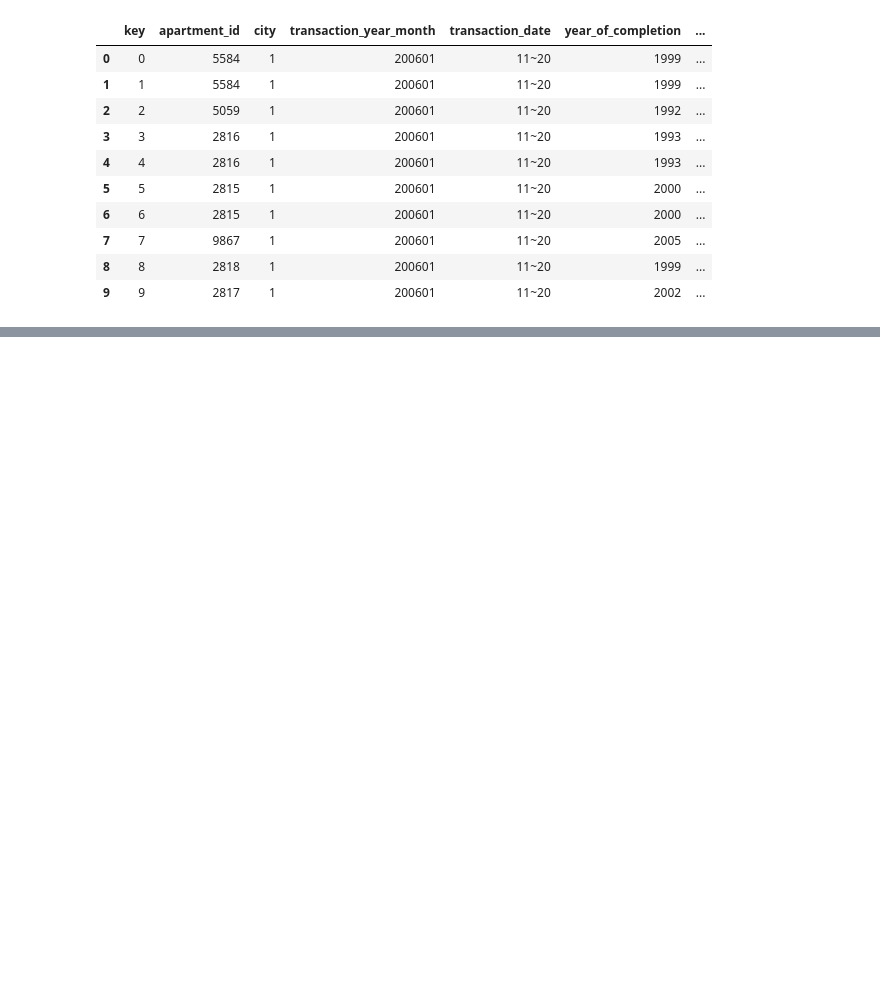
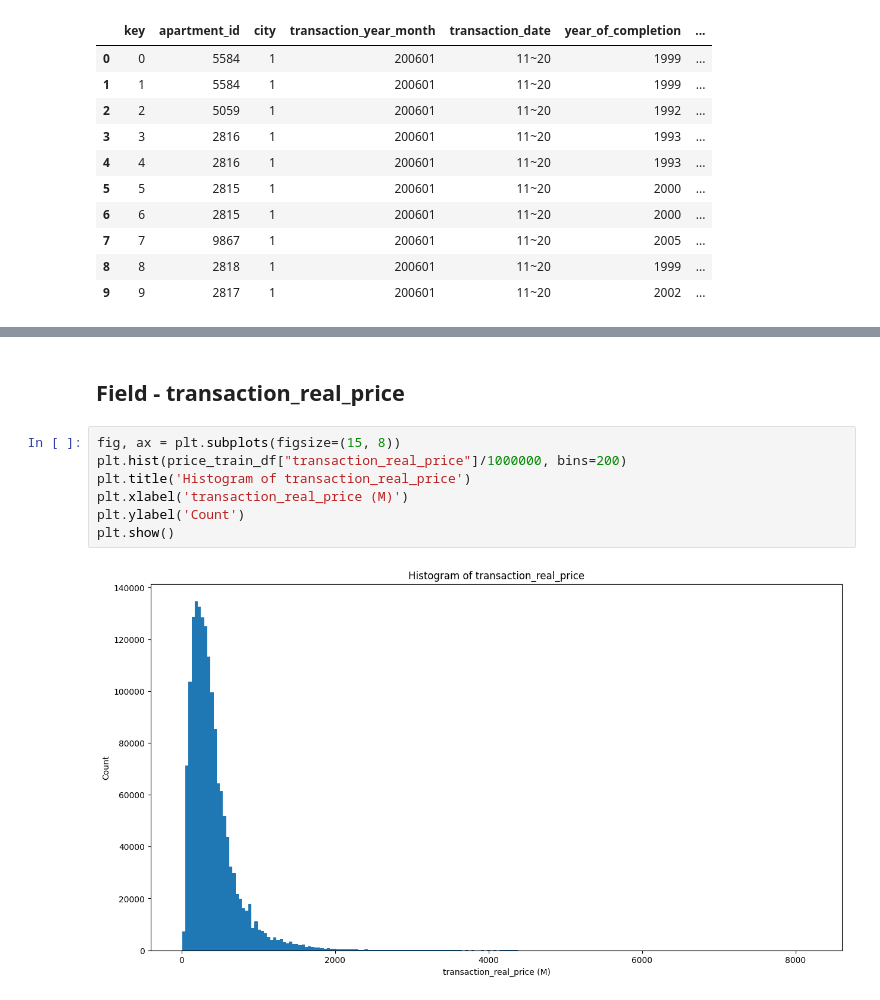
Before and after one commit to tklsimon/housing-price-prediction, a Jupyter notebook: STAT8017 Project.ipynb, the cells around one changed output, grey strips where cells are left out. Cells and saved outputs as stored; diff of their text form; blank space fills up the shorter version.

Commit message:
Update STAT8017 Project.ipynb
EDA - training set

```diff
--- a/STAT8017 Project.ipynb
+++ b/STAT8017 Project.ipynb
@@ -87,0 +216,11 @@ price_train_df.head(10)
+# %% [markdown]
+## Field - transaction_real_price
+# %%
+fig, ax = plt.subplots(figsize=(15, 8))
+plt.hist(price_train_df["transaction_real_price"]/1000000, bins=200)
+plt.title('Histogram of transaction_real_price')
+plt.xlabel('transaction_real_price (M)')
+plt.ylabel('Count')
+plt.show()
+# %% [output]
+[figure, added]
```
Also changed, not shown: parts of 34 cells of this notebook.
